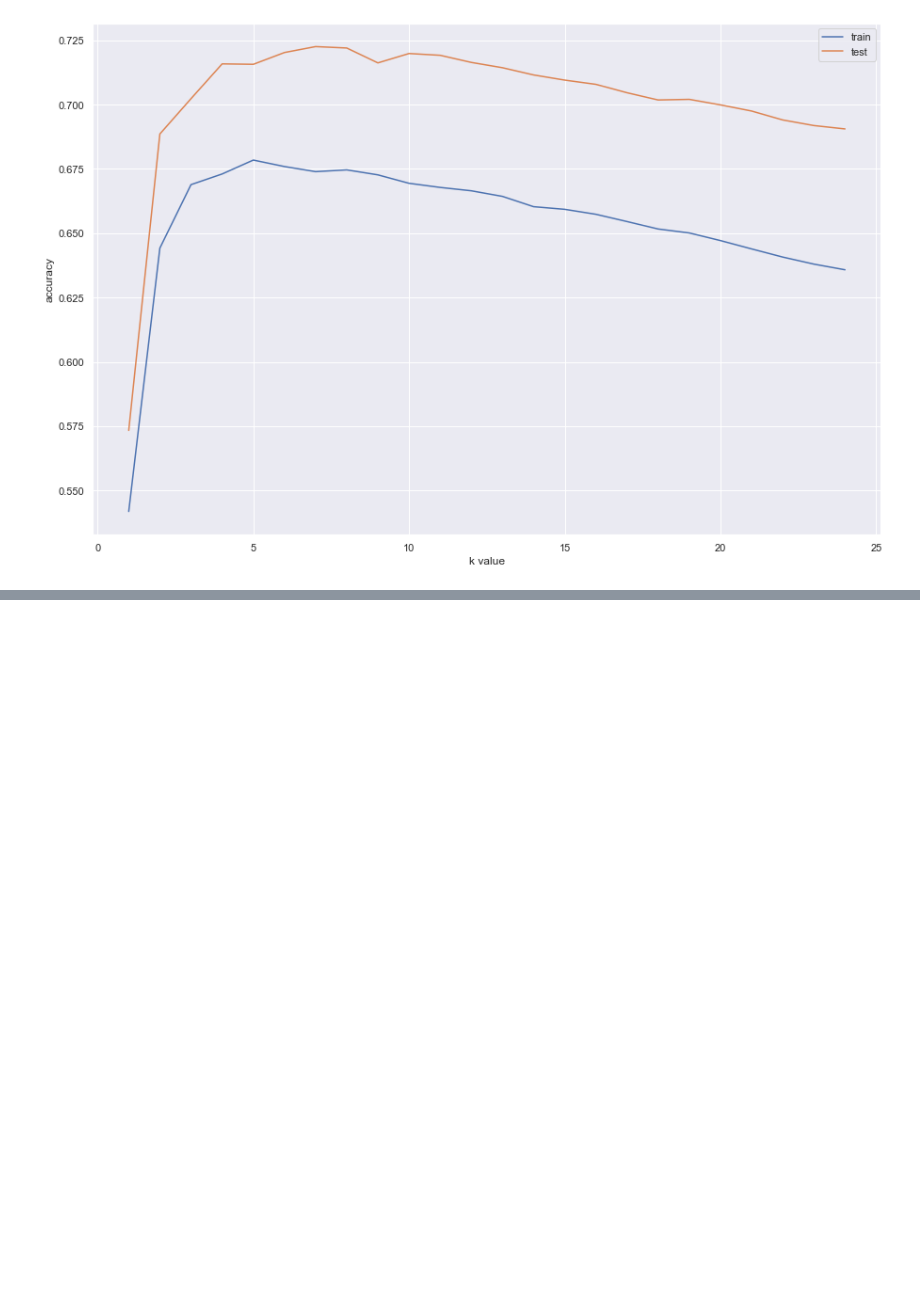
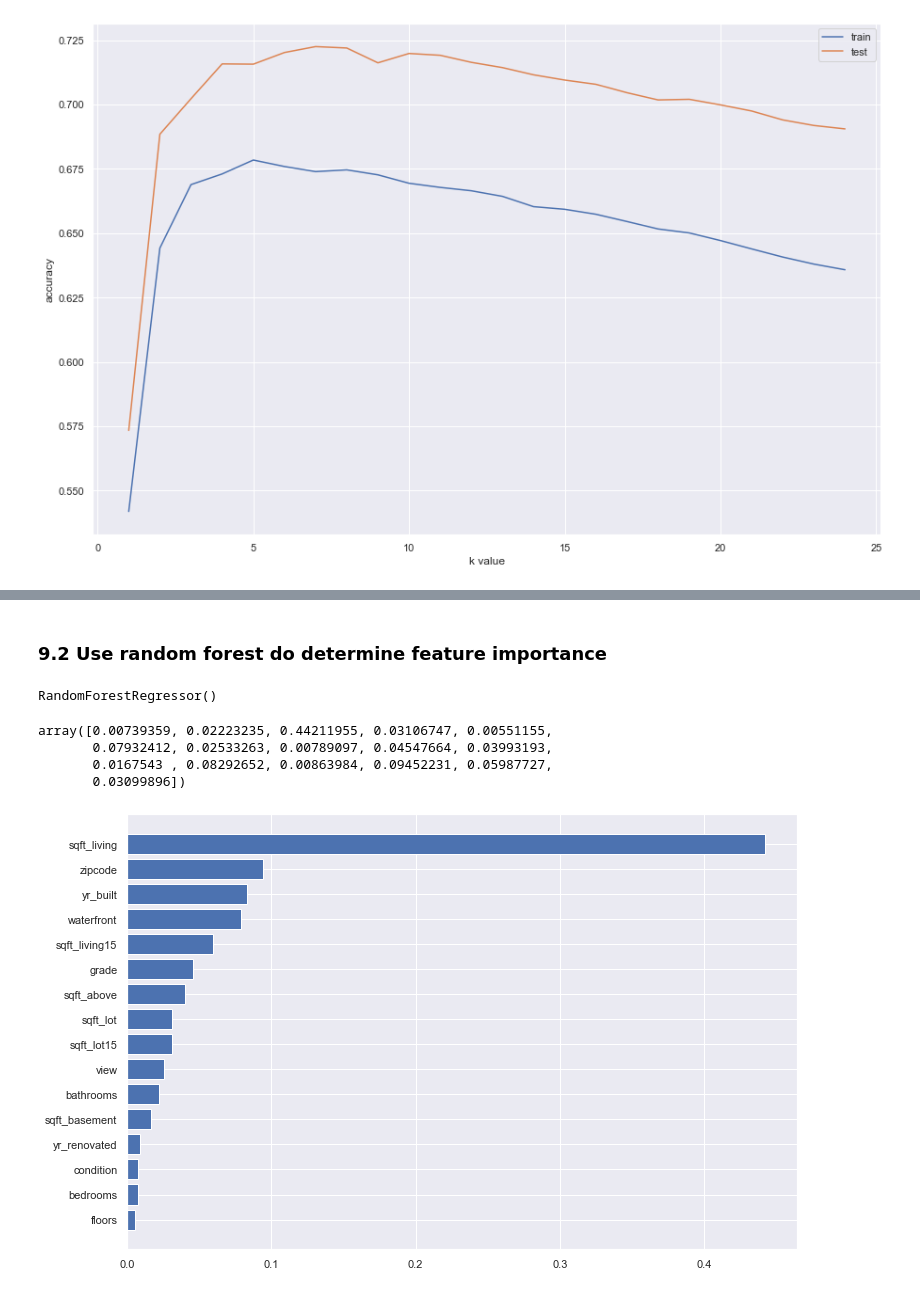
Before and after one commit to LucasTrost/Ironhack-MidBootProject, a Jupyter notebook: Python Notebook/MidBootCampLucasRegression.ipynb, the cells around one changed output, grey strips where cells are left out. Drawn from its saved outputs; the diff is of its cells as text; code cells hidden in the pictures; blank space fills up the shorter version.

```diff
--- a/Python Notebook/MidBootCampLucasRegression.ipynb
+++ b/Python Notebook/MidBootCampLucasRegression.ipynb
@@ -736,0 +809,5 @@ plt.legend();
+# %%
+df = base_df.copy()  # use base dataframe
+# %%
+# choose only rows where price is higher than 650k
+df = df[df['price']>= 650000 / 7700000]   # 650000 / 7700000 is to reverse the MinMaxScaler
@@ -736,0 +830,37 @@ plt.legend();
+# %% [markdown]
+### 9.2 Use random forest do determine feature importance
+# %%
+# import random forest regressor and tool to inspect importance of features
+from sklearn.datasets import load_boston
+from sklearn.model_selection import train_test_split
+from sklearn.ensemble import RandomForestRegressor
+from sklearn.inspection import permutation_importance
+from matplotlib import pyplot as plt
+
+# set graph size
+plt.rcParams.update({'figure.figsize': (12.0, 8.0)})
+plt.rcParams.update({'font.size': 14})
+# %%
+# repeat machine learning steps
+X650 = df.drop('price', axis = 1)
+y650 = df['price']
+
+X650_train, X650_test, y650_train, y650_test = train_test_split(X650, y650, test_size=0.3, random_state=40)
+
+prf = RandomForestRegressor(n_estimators=100)
+prf.fit(X650_train, y650_train)
+# %% [output]
+RandomForestRegressor()
+# %%
+prf.feature_importances_  # returns an array listing each features importance regarding price
+# %% [output]
+array([0.00739359, 0.02223235, 0.44211955, 0.03106747, 0.00551155,
+       0.07932412, 0.02533263, 0.00789097, 0.04547664, 0.03993193,
+       0.0167543 , 0.08292652, 0.00863984, 0.09452231, 0.05987727,
+       0.03099896])
+# %%
+# y depicts the columns, and the x depicts the features importance regarding price
+sorted_idx = prf.feature_importances_.argsort()  # add sorting tool
+plt.barh(X650.columns[sorted_idx], prf.feature_importances_[sorted_idx]);
+# %% [output]
+[figure, added]
```
Also changed, not shown: parts of 55 cells of this notebook.
